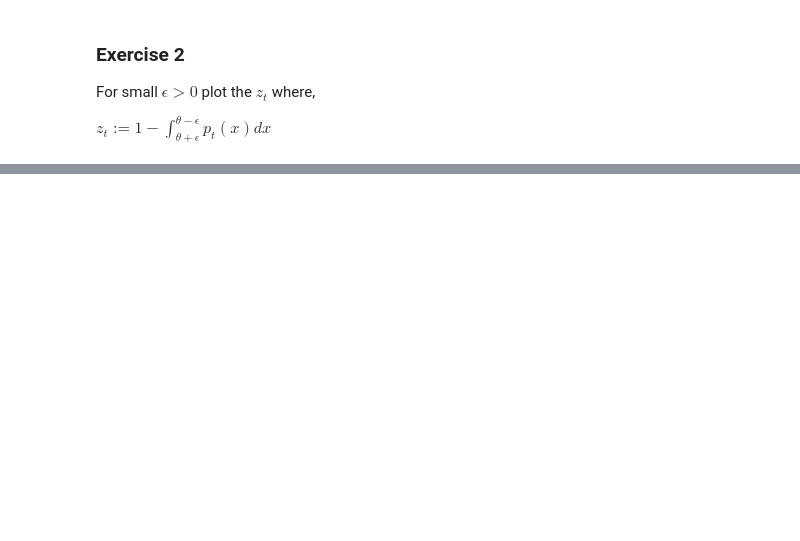
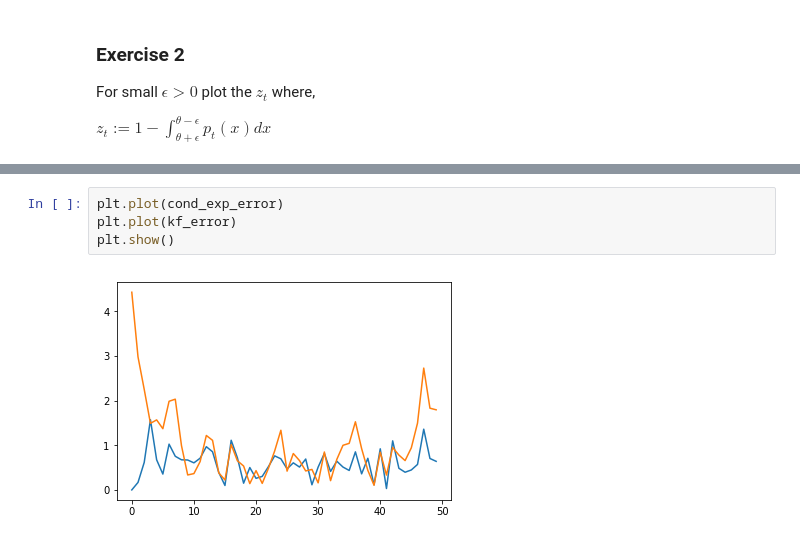
Before and after one commit to TomHase/misc_code, a Jupyter notebook: kalman_filter/kalman_exercises.ipynb, the cells around one changed output, grey strips where cells are left out. Drawn from its saved outputs; the diff is of its cells as text; blank space fills up the shorter version.

```diff
--- a/kalman_filter/kalman_exercises.ipynb
+++ b/kalman_filter/kalman_exercises.ipynb
@@ -72,0 +118,6 @@ plt.show()
+# %%
+plt.plot(cond_exp_error)
+plt.plot(kf_error)
+plt.show()
+# %% [output]
+[figure, added]
```
Also changed, not shown: parts of 4 cells of this notebook.
